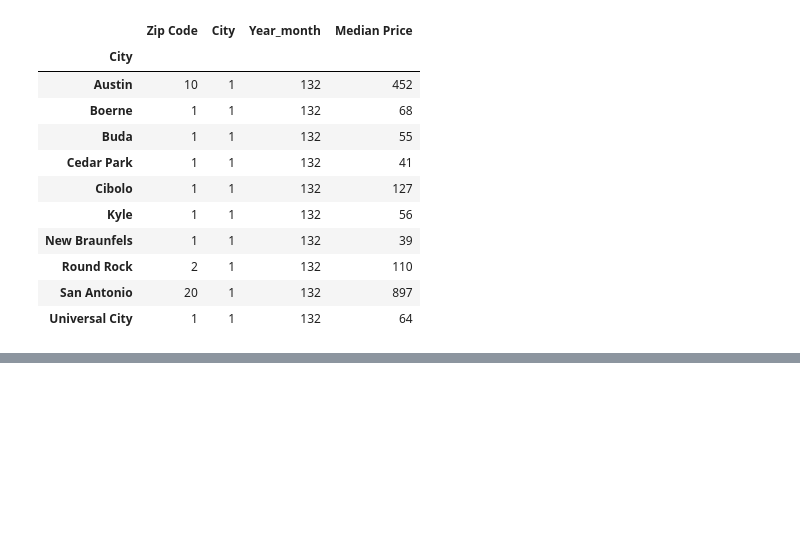
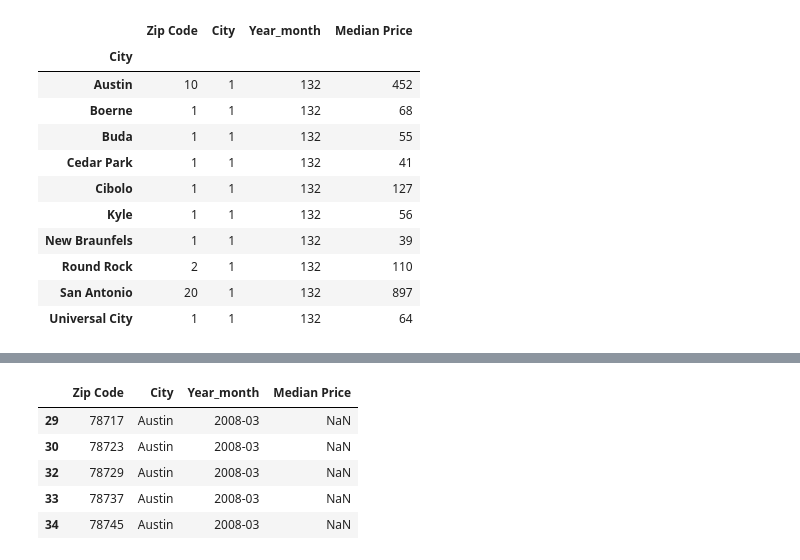
Before and after one commit to kkh1178/zillow, a Jupyter notebook: zillowproperties.ipynb, the cells around one changed output, grey strips where cells are left out. Drawn from its saved outputs; the diff is of its cells as text; code cells hidden in the pictures; blank space fills up the shorter version.

```diff
--- a/zillowproperties.ipynb
+++ b/zillowproperties.ipynb
@@ -438,0 +454,9 @@ ax.legend(bbox_to_anchor=(1.05, 1), loc=2, borderaxespad=0.)
+# %%
+austin.head()
+# %% [output]
+|  | Zip Code | City | Year_month | Median Price |
+| 29 | 78717 | Austin | 2008-03 | NaN |
+| 30 | 78723 | Austin | 2008-03 | NaN |
+| 32 | 78729 | Austin | 2008-03 | NaN |
+| 33 | 78737 | Austin | 2008-03 | NaN |
+| 34 | 78745 | Austin | 2008-03 | NaN |
```
Also changed, not shown: parts of 10 cells of this notebook.
